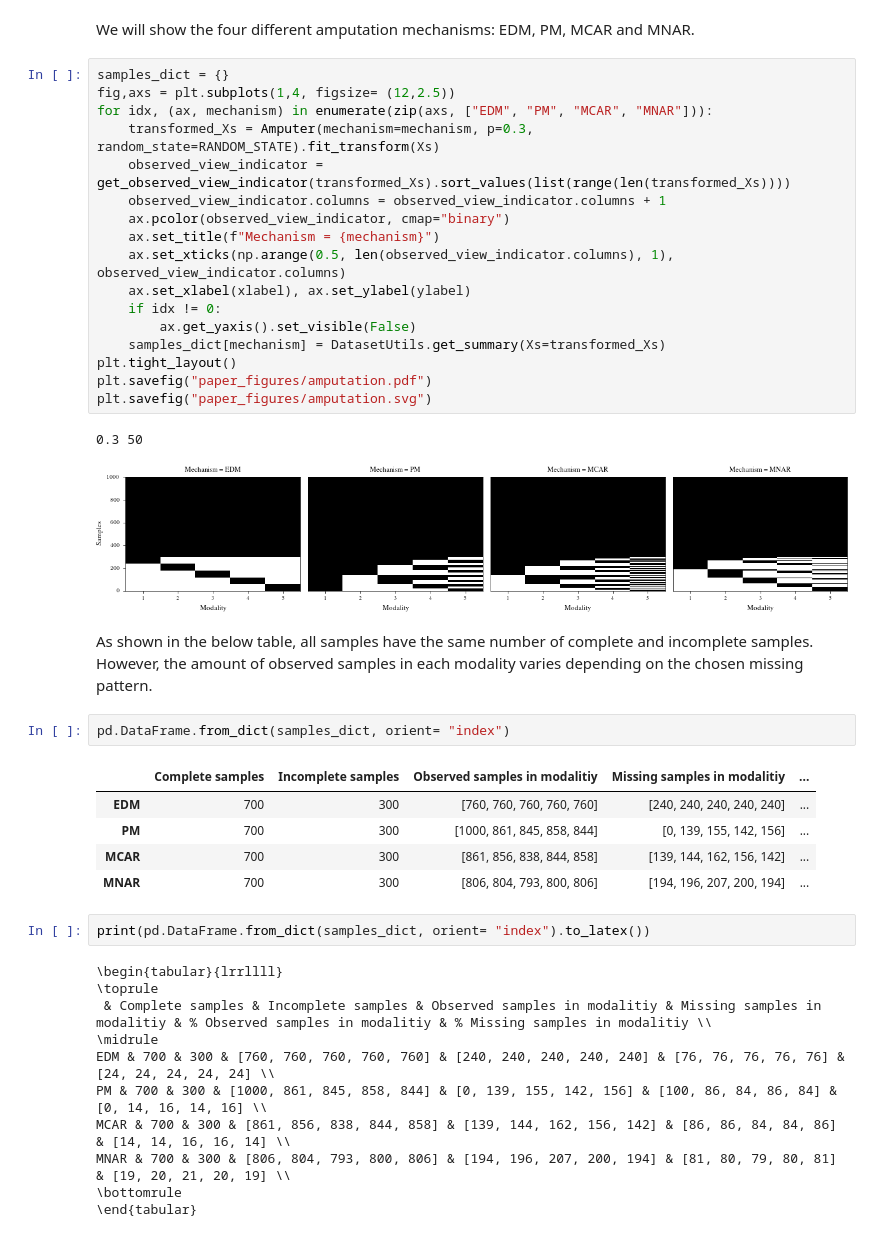
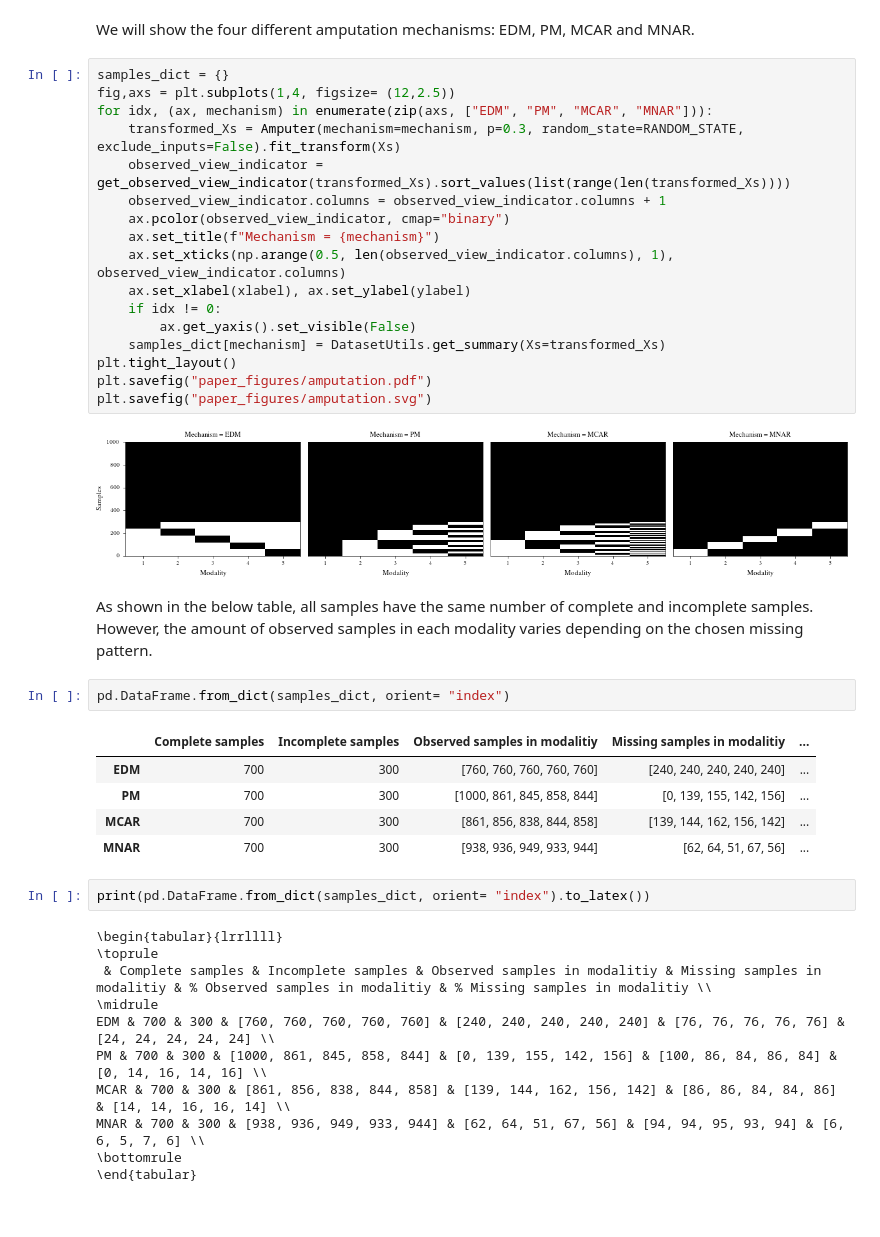
Before and after one commit to RafRomB/imml, a Jupyter notebook: tutorials/generate_missing_views.ipynb, the cells around one changed output. Cells and saved outputs as stored; diff of their text form.

Commit message:
Change color of plots in tutorials and fixinf MCAR in amputer.py

```diff
--- a/tutorials/generate_missing_views.ipynb
+++ b/tutorials/generate_missing_views.ipynb
@@ -54,23 +54,22 @@ We will show the four different amputation mechanisms: EDM, PM, MCAR and MNAR.
 # %%
 samples_dict = {}
 fig,axs = plt.subplots(1,4, figsize= (12,2.5))
 for idx, (ax, mechanism) in enumerate(zip(axs, ["EDM", "PM", "MCAR", "MNAR"])):
-    transformed_Xs = Amputer(mechanism=mechanism, p=0.3, random_state=RANDOM_STATE).fit_transform(Xs)
+    transformed_Xs = Amputer(mechanism=mechanism, p=0.3, random_state=RANDOM_STATE, exclude_inputs=False).fit_transform(Xs)
     observed_view_indicator = get_observed_view_indicator(transformed_Xs).sort_values(list(range(len(transformed_Xs))))
     observed_view_indicator.columns = observed_view_indicator.columns + 1
     ax.pcolor(observed_view_indicator, cmap="binary")
     ax.set_title(f"Mechanism = {mechanism}")
     ax.set_xticks(np.arange(0.5, len(observed_view_indicator.columns), 1), observed_view_indicator.columns)
     ax.set_xlabel(xlabel), ax.set_ylabel(ylabel)
     if idx != 0:
         ax.get_yaxis().set_visible(False)
     samples_dict[mechanism] = DatasetUtils.get_summary(Xs=transformed_Xs)
 plt.tight_layout()
 plt.savefig("paper_figures/amputation.pdf")
 plt.savefig("paper_figures/amputation.svg")
 # %% [output]
-0.3 50
-[figure, old version]
+[figure, new version]
 # %% [markdown]
 As shown in the below table, all samples have the same number of complete and incomplete samples. However, the amount of observed samples in each modality varies depending on the chosen missing pattern.
 # %%
@@ -80,7 +79,7 @@ pd.DataFrame.from_dict(samples_dict, orient= "index")
 | EDM | 700 | 300 | [760, 760, 760, 760, 760] | [240, 240, 240, 240, 240] | ... |
 | PM | 700 | 300 | [1000, 861, 845, 858, 844] | [0, 139, 155, 142, 156] | ... |
 | MCAR | 700 | 300 | [861, 856, 838, 844, 858] | [139, 144, 162, 156, 142] | ... |
-| MNAR | 700 | 300 | [806, 804, 793, 800, 806] | [194, 196, 207, 200, 194] | ... |
+| MNAR | 700 | 300 | [938, 936, 949, 933, 944] | [62, 64, 51, 67, 56] | ... |
 # %%
 print(pd.DataFrame.from_dict(samples_dict, orient= "index").to_latex())
 # %% [output]
@@ -91,7 +90,7 @@ print(pd.DataFrame.from_dict(samples_dict, orient= "index").to_latex())
 EDM & 700 & 300 & [760, 760, 760, 760, 760] & [240, 240, 240, 240, 240] & [76, 76, 76, 76, 76] & [24, 24, 24, 24, 24] \\
 PM & 700 & 300 & [1000, 861, 845, 858, 844] & [0, 139, 155, 142, 156] & [100, 86, 84, 86, 84] & [0, 14, 16, 14, 16] \\
 MCAR & 700 & 300 & [861, 856, 838, 844, 858] & [139, 144, 162, 156, 142] & [86, 86, 84, 84, 86] & [14, 14, 16, 16, 14] \\
-MNAR & 700 & 300 & [806, 804, 793, 800, 806] & [194, 196, 207, 200, 194] & [81, 80, 79, 80, 81] & [19, 20, 21, 20, 19] \\
+MNAR & 700 & 300 & [938, 936, 949, 933, 944] & [62, 64, 51, 67, 56] & [94, 94, 95, 93, 94] & [6, 6, 5, 7, 6] \\
 \bottomrule
 \end{tabular}
 # %%
```
Also changed, not shown: parts of 1 cell of this notebook, 2 other files.
